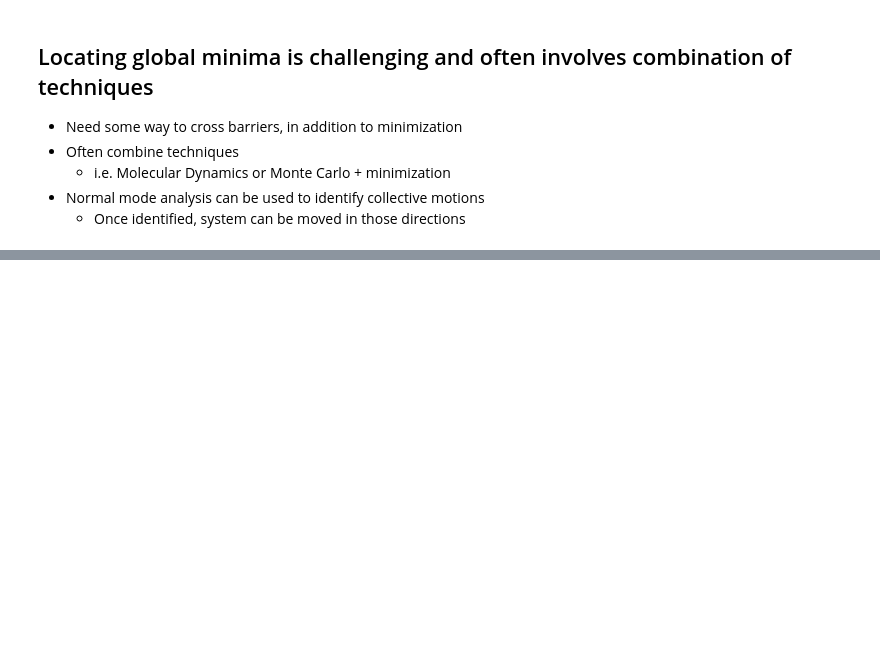
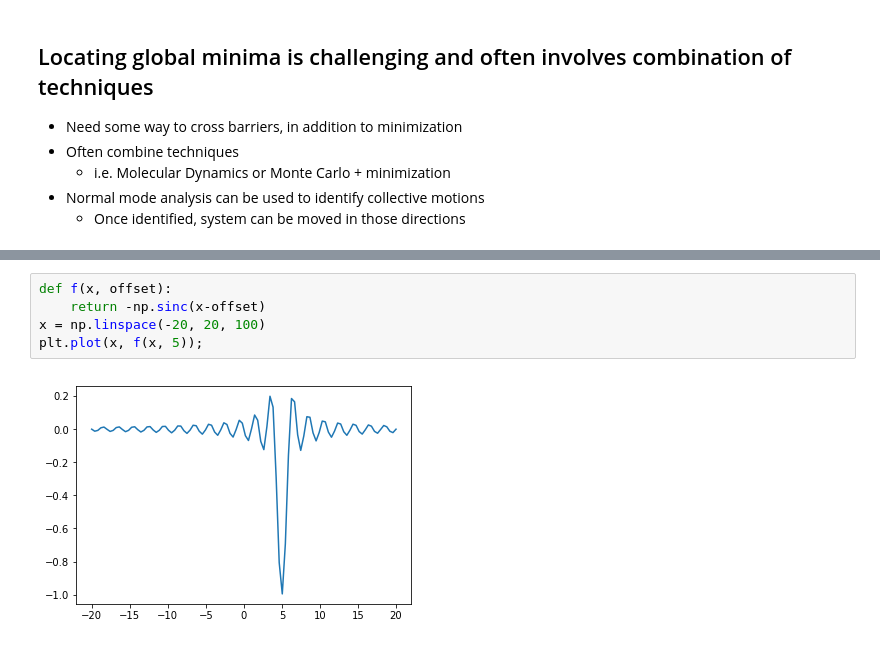
Before and after one commit to MobleyLab/drug-computing, a Jupyter notebook: uci-pharmsci/lectures/energy_minimization/energy_minimization.ipynb, the cells around one changed output, grey strips where cells are left out. Drawn from its saved outputs; the diff is of its cells as text; blank space fills up the shorter version.

```diff
--- a/uci-pharmsci/lectures/energy_minimization/energy_minimization.ipynb
+++ b/uci-pharmsci/lectures/energy_minimization/energy_minimization.ipynb
@@ -408,0 +460,7 @@ Takes at most $M$ steps, where $M$ is the number of degrees of freedom, often $3
+# %%
+def f(x, offset):
+    return -np.sinc(x-offset)
+x = np.linspace(-20, 20, 100)
+plt.plot(x, f(x, 5));
+# %% [output]
+[figure, added]
```
Also changed, not shown: parts of 10 cells of this notebook.
